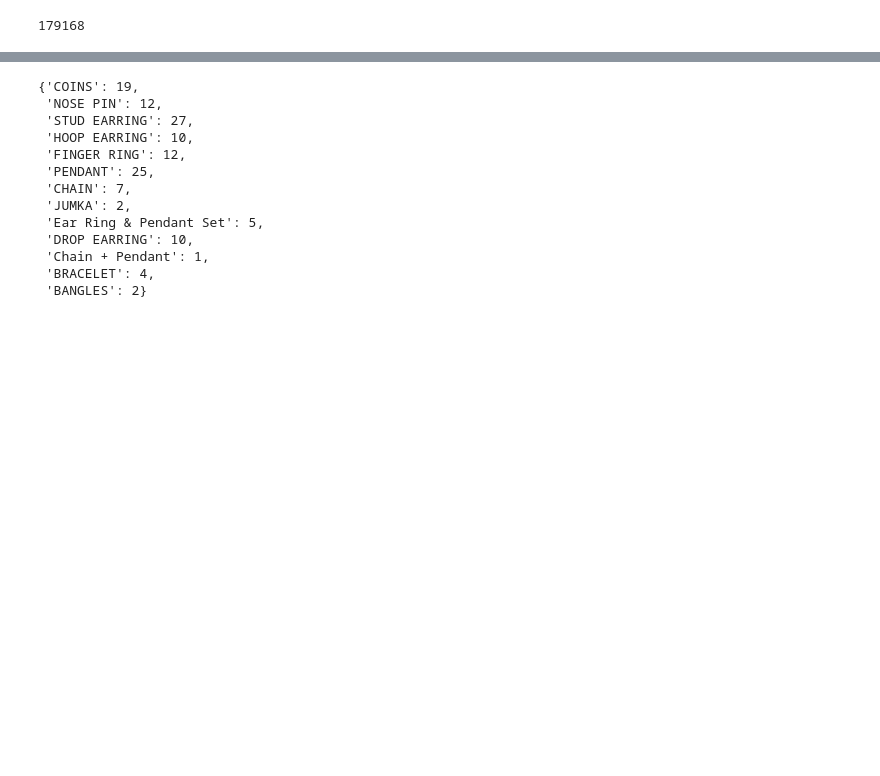
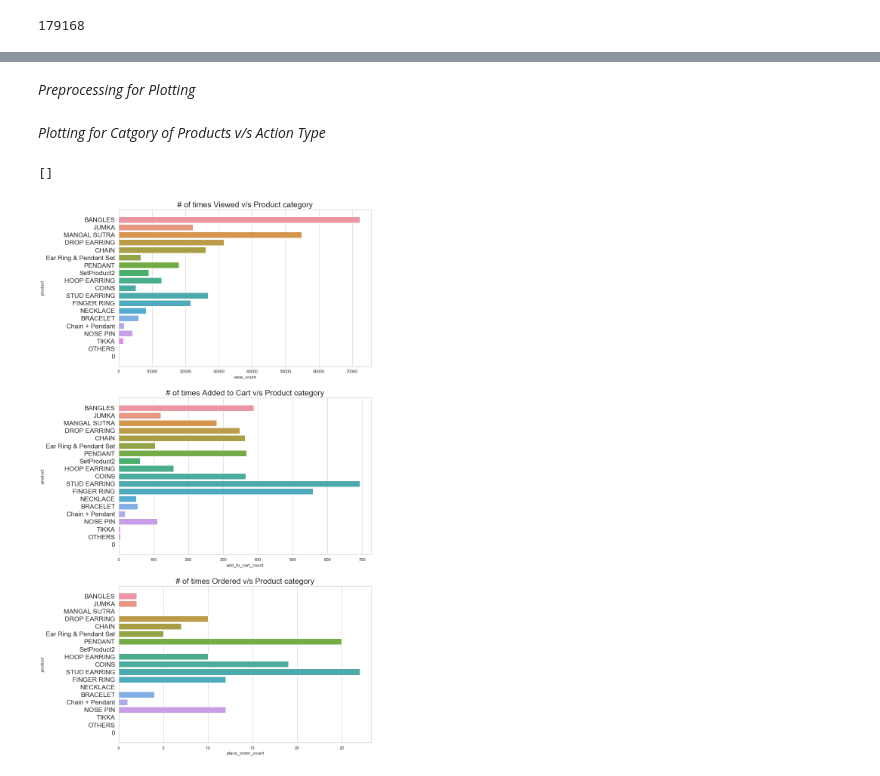
Before and after one commit to cs145442/pet-projects, a Jupyter notebook: yfret/master_data_analysis.ipynb, the cells around one changed output, grey strips where cells are left out. Saved outputs shown, nothing was run; the diff lists cells and outputs as text; code cells hidden in the pictures; blank space fills up the shorter version.

Commit message:
updated analysis of user actions on categories of products and brands

```diff
--- a/yfret/master_data_analysis.ipynb
+++ b/yfret/master_data_analysis.ipynb
@@ -373,10 +396,20 @@ len(event_df['tt_id'].unique().tolist())
 # %%
 objects_added_to_cart = event_df[event_df['action_type'] == 'add_to_cart']['object_id'].value_counts()
 product_added_to_cart_dict = dict()
+brands_added_to_cart_dict = dict()
 for k, v in objects_added_to_cart.items():
     product_added_to_cart_dict[product_df.loc[product_df.mfr_code == k]['product'].values[0]] = product_added_to_cart_dict.get(product_df.loc[product_df.mfr_code == k]['product'].values[0], 0) + v
+    try:
+        brands_added_to_cart_dict[product_df.loc[product_df.mfr_code == k]['brand'].values[0]] = brands_added_to_cart_dict.get(product_df.loc[product_df.mfr_code == k]['brand'].values[0], 0) + 1
+    except:
+        pass
 # %%
 objects_placed_order = event_df[event_df['action_type'] == 'place_order']['object_id'].value_counts()
 product_placed_order_dict = dict()
+brands_placed_order_dict = dict()
 for k, v in objects_placed_order.items():
     product_placed_order_dict[product_df.loc[product_df.mfr_code == k]['product'].values[0]] = product_placed_order_dict.get(product_df.loc[product_df.mfr_code == k]['product'].values[0], 0) + v
+    try:
+        brands_placed_order_dict[product_df.loc[product_df.mfr_code == k]['brand'].values[0]] = brands_placed_order_dict.get(product_df.loc[product_df.mfr_code == k]['brand'].values[0], 0) + 1
+    except:
+        pass
@@ -404,16 +416,7 @@ product_added_to_cart_dict
-# %%
-product_placed_order_dict
-# %% [output]
-{'COINS': 19,
- 'NOSE PIN': 12,
- 'STUD EARRING': 27,
- 'HOOP EARRING': 10,
- 'FINGER RING': 12,
- 'PENDANT': 25,
- 'CHAIN': 7,
- 'JUMKA': 2,
- 'Ear Ring & Pendant Set': 5,
- 'DROP EARRING': 10,
- 'Chain + Pendant': 1,
- 'BRACELET': 4,
- 'BANGLES': 2}
+# %% [markdown]
+*Preprocessing for Plotting*
+# %%
+product_action_type_view_df = pd.DataFrame.from_dict(product_viewed_dict, orient='index', columns=['view_count'])
+product_action_type_added_to_cart_df = pd.DataFrame.from_dict(product_added_to_cart_dict, orient='index', columns=['add_to_cart_count'])
+product_action_type_placed_order_df = pd.DataFrame.from_dict(product_placed_order_dict, orient='index', columns=['place_order_count'])
+product_action_type_df = pd.concat([product_action_type_view_df, product_action_type_added_to_cart_df, product_action_type_placed_order_df], axis=1).reset_index().rename(columns={'index': 'product'}).fillna(0)
@@ -419,0 +428,27 @@ product_placed_order_dict
+# %% [markdown]
+*Plotting for Catgory of Products v/s Action Type*
+# %%
+fig, ax = plt.subplots(3, 1, figsize=(12,26))
+
+chart_v = sns.barplot(y="product", x="view_count", data=product_action_type_df, ax=ax[0])
+chart_atc = sns.barplot(y="product", x="add_to_cart_count", data=product_action_type_df, ax=ax[1])
+chart_po = sns.barplot(y="product", x="place_order_count", data=product_action_type_df, ax=ax[2])
+
+chart_v.set_title('# of times Viewed v/s Product category', fontsize='xx-large')
+chart_atc.set_title('# of times Added to Cart v/s Product category', fontsize='xx-large')
+chart_po.set_title('# of times Ordered v/s Product category', fontsize='xx-large')
+
+chart_v.set_yticklabels(labels=chart_v.get_yticklabels(), horizontalalignment='right', fontsize='x-large')
+chart_atc.set_yticklabels(labels=chart_atc.get_yticklabels(), horizontalalignment='right', fontsize='x-large')
+chart_po.set_yticklabels(labels=chart_po.get_yticklabels(), horizontalalignment='right', fontsize='x-large')
+
+# chart_v.set_xticklabels(labels=chart_v.get_xticklabels(), horizontalalignment='right', fontsize='x-large')
+# chart_atc.set_xticklabels(labels=chart_atc.get_xticklabels(), horizontalalignment='right', fontsize='x-large')
+# chart_po.set_xticklabels(labels=chart_po.get_xticklabels(), horizontalalignment='right', fontsize='x-large')
+
+chart_v.plot()
+chart_atc.plot()
+chart_po.plot()
+# %% [output]
+[]
+[figure, added]
```
Also changed, not shown: parts of 12 cells of this notebook.
